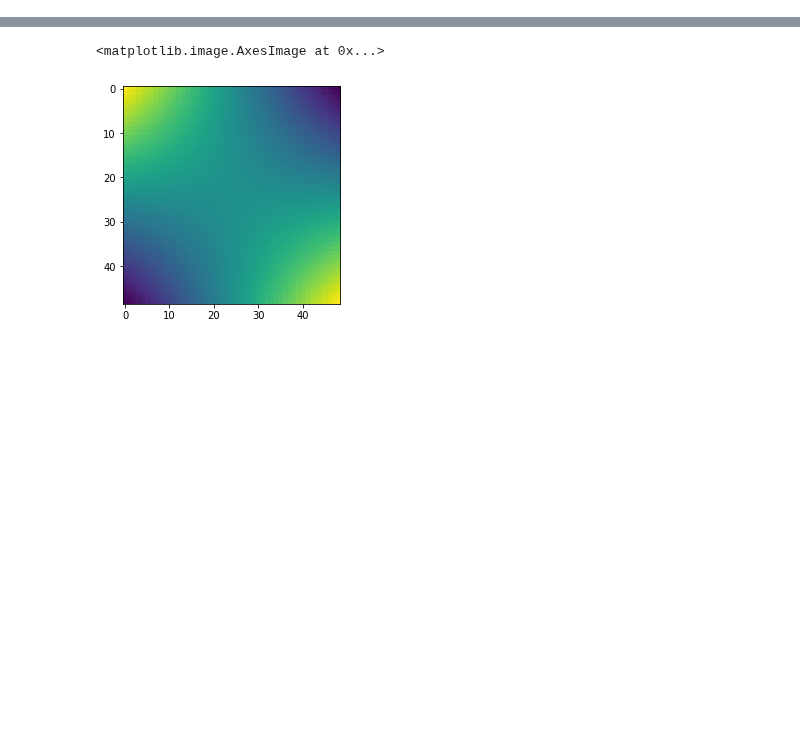
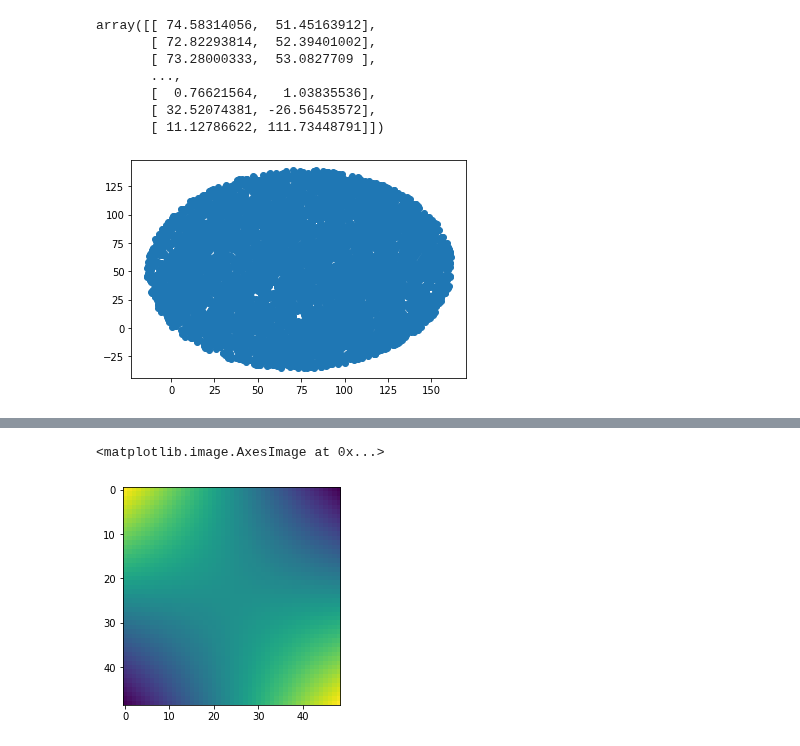
Before and after one commit to afeinstein20/eleanor, a Jupyter notebook: notebooks/psf_demo.ipynb, the cells around one changed output, grey strips where cells are left out. Saved outputs shown, nothing was run; the diff lists cells and outputs as text; code cells hidden in the pictures; blank space fills up the shorter version.

```diff
--- a/notebooks/psf_demo.ipynb
+++ b/notebooks/psf_demo.ipynb
@@ -12,0 +24,5 @@ data = eleanor.TargetData(star, height=15, width=15, do_pca=True, do_psf=False)
+# %%
+xlow, ylow = data.post_obj.origin_xy
+xhi, yhi = int(xlow + 2 * (data.post_obj.center_xy[0] - xlow)), int(ylow + 2 * (data.post_obj.center_xy[1] - ylow))
+print("x from {0} to {1}, y from {2} to {3}".format(xlow, xhi, ylow, yhi))
+stars = data.post_obj.find_sources()
@@ -12,0 +116,14 @@ data = eleanor.TargetData(star, height=15, width=15, do_pca=True, do_psf=False)
+# %%
+from astropy.wcs import WCS
+all_xy = WCS(data.post_obj.header, naxis=2).all_world2pix(np.vstack([stars.RA, stars.Dec]).T, 1)
+plt.scatter(*all_xy.T)
+all_xy
+# %% [output]
+array([[ 74.58314056,  51.45163912],
+       [ 72.82293814,  52.39401002],
+       [ 73.28000333,  53.0827709 ],
+       ...,
+       [  0.76621564,   1.03835536],
+       [ 32.52074381, -26.56453572],
+       [ 11.12786622, 111.73448791]])
+[figure, added]
```
Also changed, not shown: parts of 17 cells of this notebook, 5 other files.
